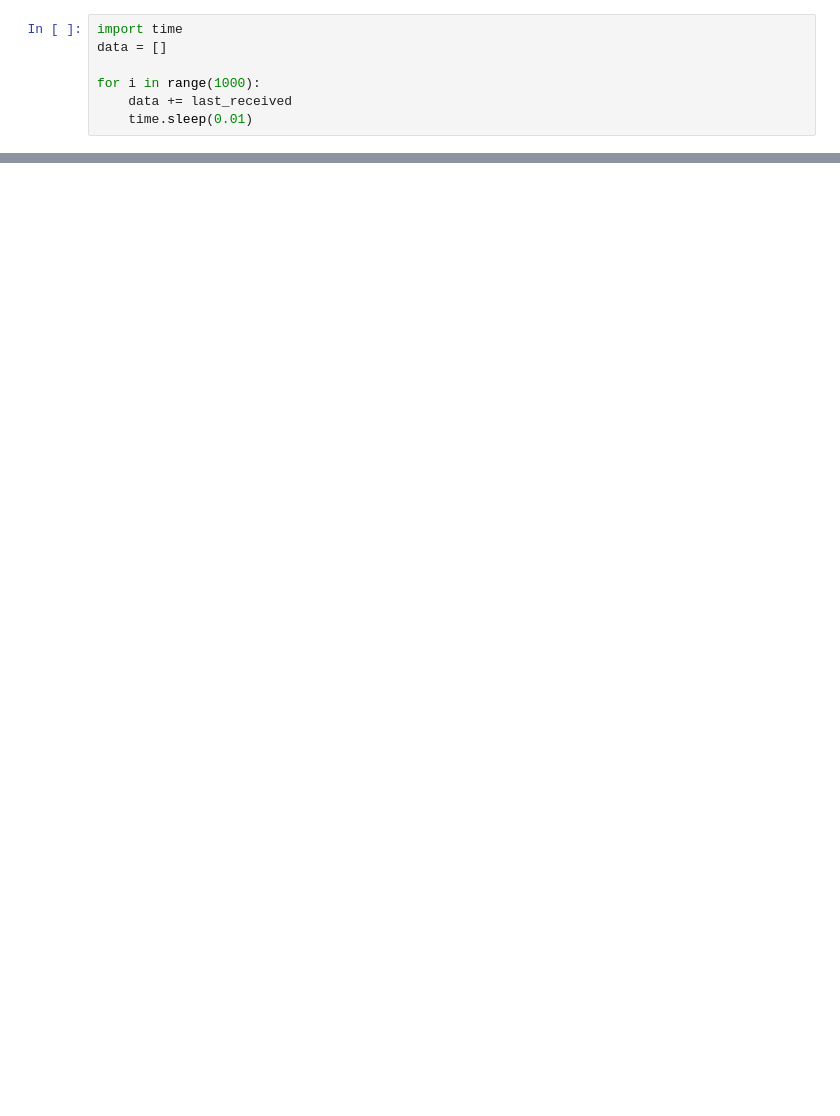
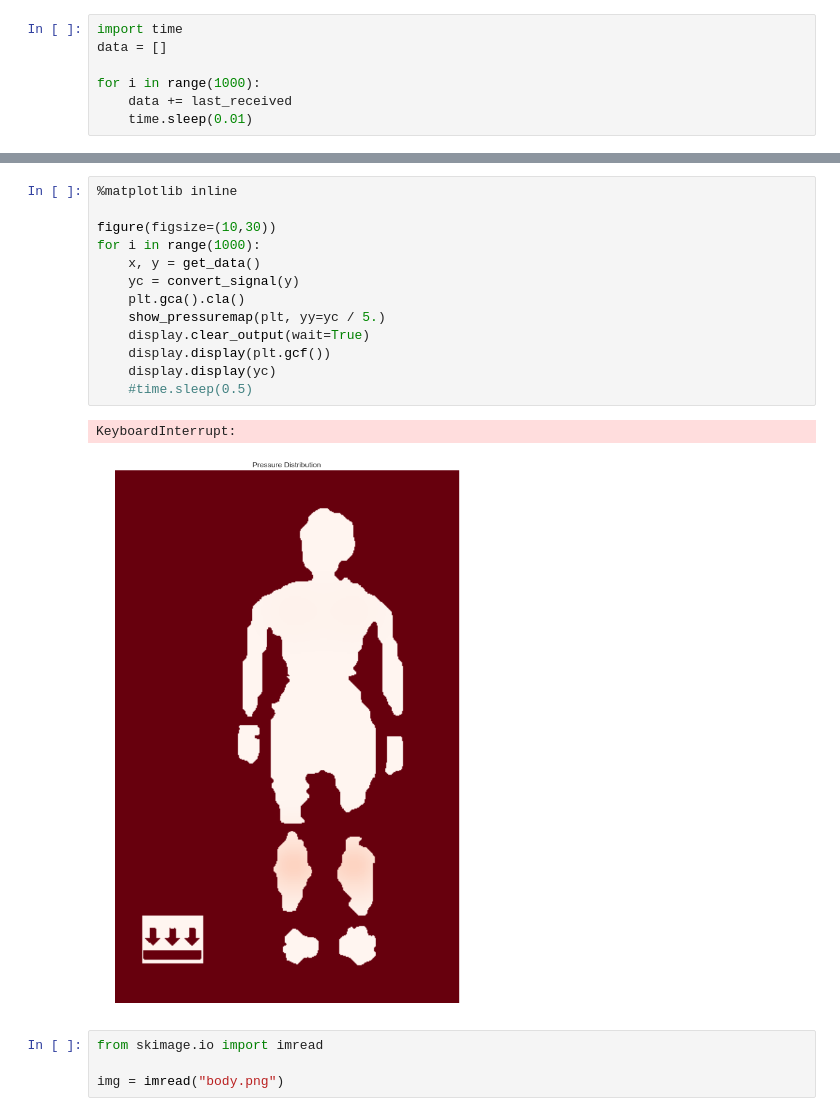
Before and after one commit to nagyistge/intellisleep, a Jupyter notebook: Readout Routine.ipynb, the cells around one changed output, grey strips where cells are left out. Saved outputs shown, nothing was run; the diff lists cells and outputs as text; blank space fills up the shorter version.

```diff
--- a/Readout Routine.ipynb
+++ b/Readout Routine.ipynb
@@ -136,0 +184,20 @@ ser.close()
+# %%
+%matplotlib inline
+
+figure(figsize=(10,30))
+for i in range(1000):
+    x, y = get_data()
+    yc = convert_signal(y)
+    plt.gca().cla()
+    show_pressuremap(plt, yy=yc / 5.)
+    display.clear_output(wait=True)
+    display.display(plt.gcf())
+    display.display(yc)
+    #time.sleep(0.5)
+# %% [output]
+KeyboardInterrupt:
+[figure, added]
+# %%
+from skimage.io import imread
+
+img = imread("body.png")
```
Also changed, not shown: parts of 19 cells of this notebook, 6 other files.
